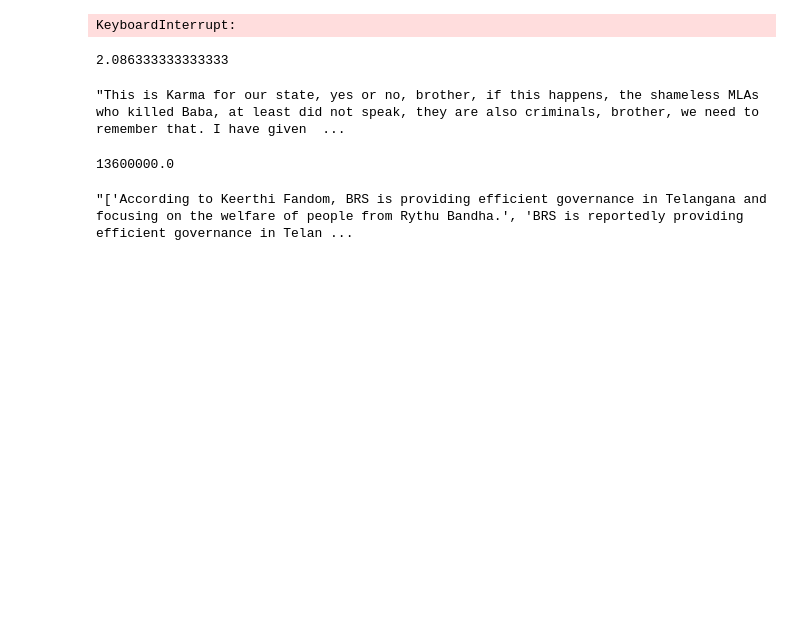
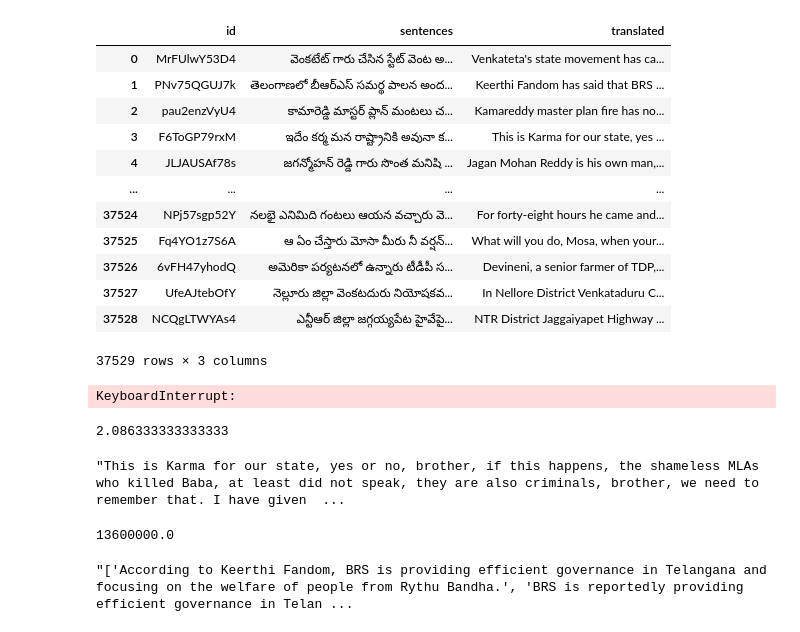
Before and after one commit to kowshikchills/alphapolitica, a Jupyter notebook: ai.ipynb, the cells around one changed output. Drawn from its saved outputs; the diff is of its cells as text; code cells hidden in the pictures; blank space fills up the shorter version.

```diff
--- a/ai.ipynb
+++ b/ai.ipynb
@@ -7,6 +7,22 @@ df_title = pd.read_csv('data/videos_alphapolitica_tagged_translated.csv')
 del df_title['Unnamed: 0']
 del df_title['Unnamed: 0.1']
 del df_title['len_keywords']
+# %%
+df_trans
+# %% [output]
+|  | id | sentences | translated |
+| 0 | MrFUlwY53D4 | వెంకటేట్ గారు చేసిన స్టేట్ వెంట అ... | Venkateta's state movement has ca... |
+| 1 | PNv75QGUJ7k | తెలంగాణలో బీఆర్ఎస్ సమర్థ పాలన అంద... | Keerthi Fandom has said that BRS ... |
+| 2 | pau2enzVyU4 | కామారెడ్డి మాస్టర్ ప్లాన్ మంటలు చ... | Kamareddy master plan fire has no... |
+| 3 | F6ToGP79rxM | ఇదేం కర్మ మన రాష్ట్రానికి అవునా క... | This is Karma for our state, yes ... |
+| 4 | JLJAUSAf78s | జగన్మోహన్ రెడ్డి గారు సొంత మనిషి ... | Jagan Mohan Reddy is his own man,... |
+| ... | ... | ... | ... |
+| 37524 | NPj57sgp52Y | నలభై ఎనిమిది గంటలు ఆయన వచ్చారు వె... | For forty-eight hours he came and... |
+| 37525 | Fq4YO1z7S6A | ఆ ఏం చేస్తారు మోసా మీరు నీ వర్షన్... | What will you do, Mosa, when your... |
+| 37526 | 6vFH47yhodQ | అమెరికా పర్యటనలో ఉన్నారు టీడీపీ స... | Devineni, a senior farmer of TDP,... |
+| 37527 | UfeAJtebOfY | నెల్లూరు జిల్లా వెంకటదురు నియోషకవ... | In Nellore District Venkataduru C... |
+| 37528 | NCQgLTWYAs4 | ఎన్టీఆర్ జిల్లా జగ్గయ్యపేట హైవేపై... | NTR District Jaggaiyapet Highway ... |
+37529 rows × 3 columns
 # %%
 from transformers import AutoTokenizer, AutoModelForSeq2SeqLM
 
```
